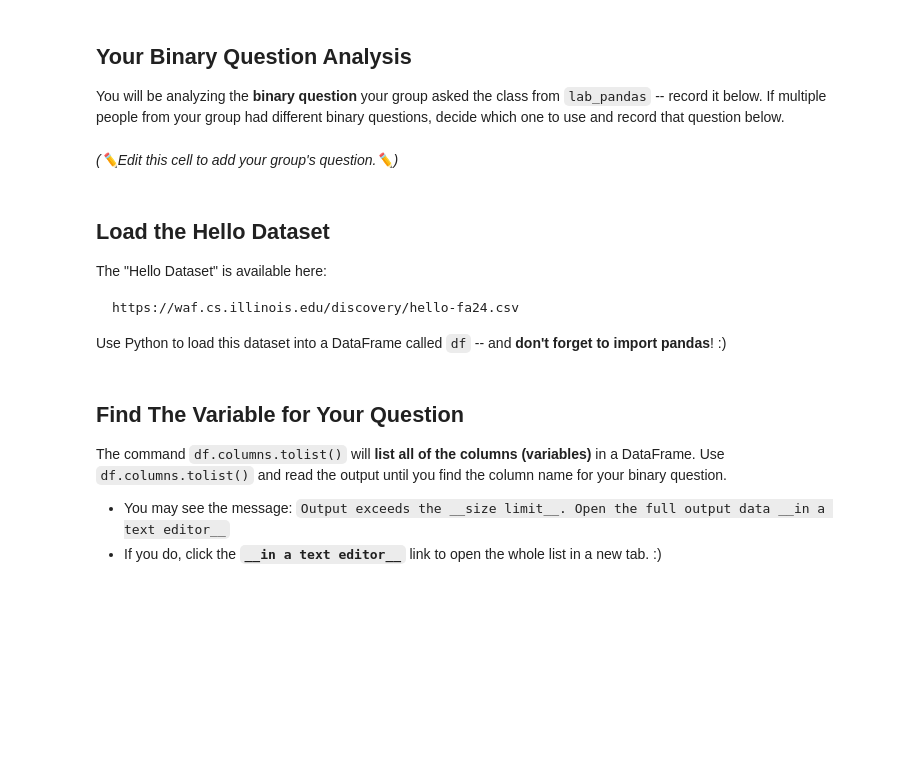
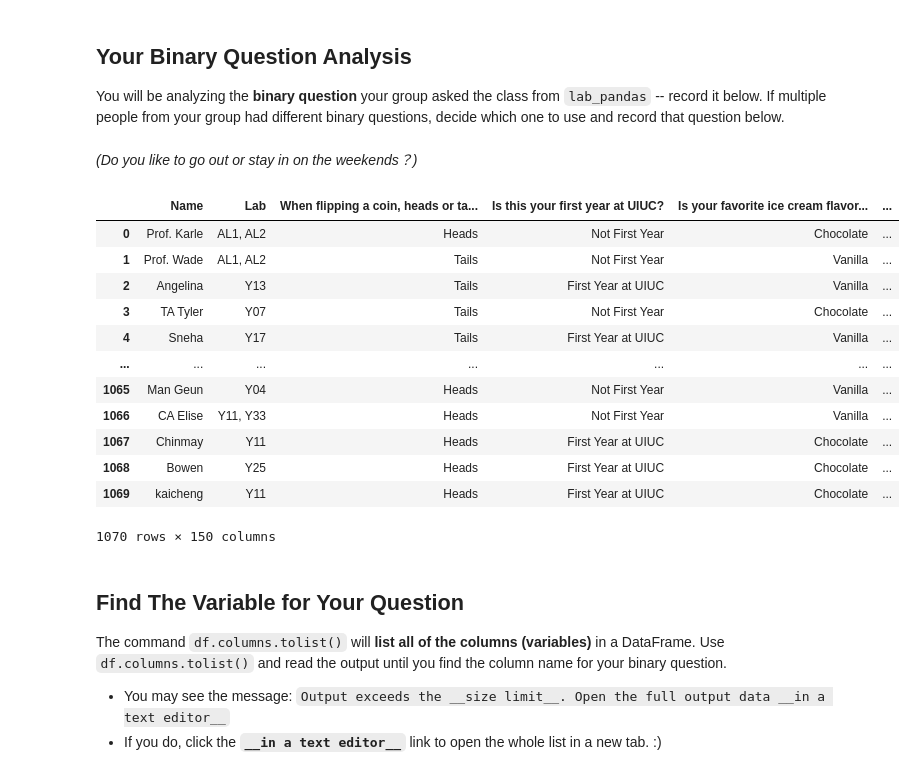
Before and after one commit to 168904578/hongyuq2, a Jupyter notebook: lab_exp_design/lab_exp_design.ipynb, the cells around one changed output. Saved outputs shown, nothing was run; the diff lists cells and outputs as text; code cells hidden in the pictures; blank space fills up the shorter version.

Commit message:
lab submission (or any message you want here)

````diff
--- a/lab_exp_design/lab_exp_design.ipynb
+++ b/lab_exp_design/lab_exp_design.ipynb
@@ -44,17 +44,26 @@ In lab last week, you created a series of questions that made up the **"Hello Da
 ## Your Binary Question Analysis
 
 You will be analyzing the **binary question** your group asked the class from `lab_pandas` -- record it below.  If multiple people from your group had different binary questions, decide which one to use and record that question below.
-# %% [markdown]
-*(✏️Edit this cell to add your group's question.✏️)*
-# %% [markdown]
-## Load the Hello Dataset
-
-The "Hello Dataset" is available here:
-```
-https://waf.cs.illinois.edu/discovery/hello-fa24.csv
-```
-
-Use Python to load this dataset into a DataFrame called `df` -- and **don't forget to import pandas**! :)
+# %% [markdown]
+*(Do you like to go out or stay in on the weekends？)*
+# %%
+import pandas as pd
+df = pd.read_csv("https://waf.cs.illinois.edu/discovery/hello-fa24.csv")
+df
+# %% [output]
+|  | Name | Lab | When flipping a coin, heads or ta... | Is this your first year at UIUC? | Is your favorite ice cream flavor... | ... |
+| 0 | Prof. Karle | AL1, AL2 | Heads | Not First Year | Chocolate | ... |
+| 1 | Prof. Wade | AL1, AL2 | Tails | Not First Year | Vanilla | ... |
+| 2 | Angelina | Y13 | Tails | First Year at UIUC | Vanilla | ... |
+| 3 | TA Tyler | Y07 | Tails | Not First Year | Chocolate | ... |
+| 4 | Sneha | Y17 | Tails | First Year at UIUC | Vanilla | ... |
+| ... | ... | ... | ... | ... | ... | ... |
+| 1065 | Man Geun | Y04 | Heads | Not First Year | Vanilla | ... |
+| 1066 | CA Elise | Y11, Y33 | Heads | Not First Year | Vanilla | ... |
+| 1067 | Chinmay | Y11 | Heads | First Year at UIUC | Chocolate | ... |
+| 1068 | Bowen | Y25 | Heads | First Year at UIUC | Chocolate | ... |
+| 1069 | kaicheng | Y11 | Heads | First Year at UIUC | Chocolate | ... |
+1070 rows × 150 columns
 # %% [markdown]
 ## Find The Variable for Your Question
 
````
Also changed, not shown: parts of 42 cells of this notebook.
